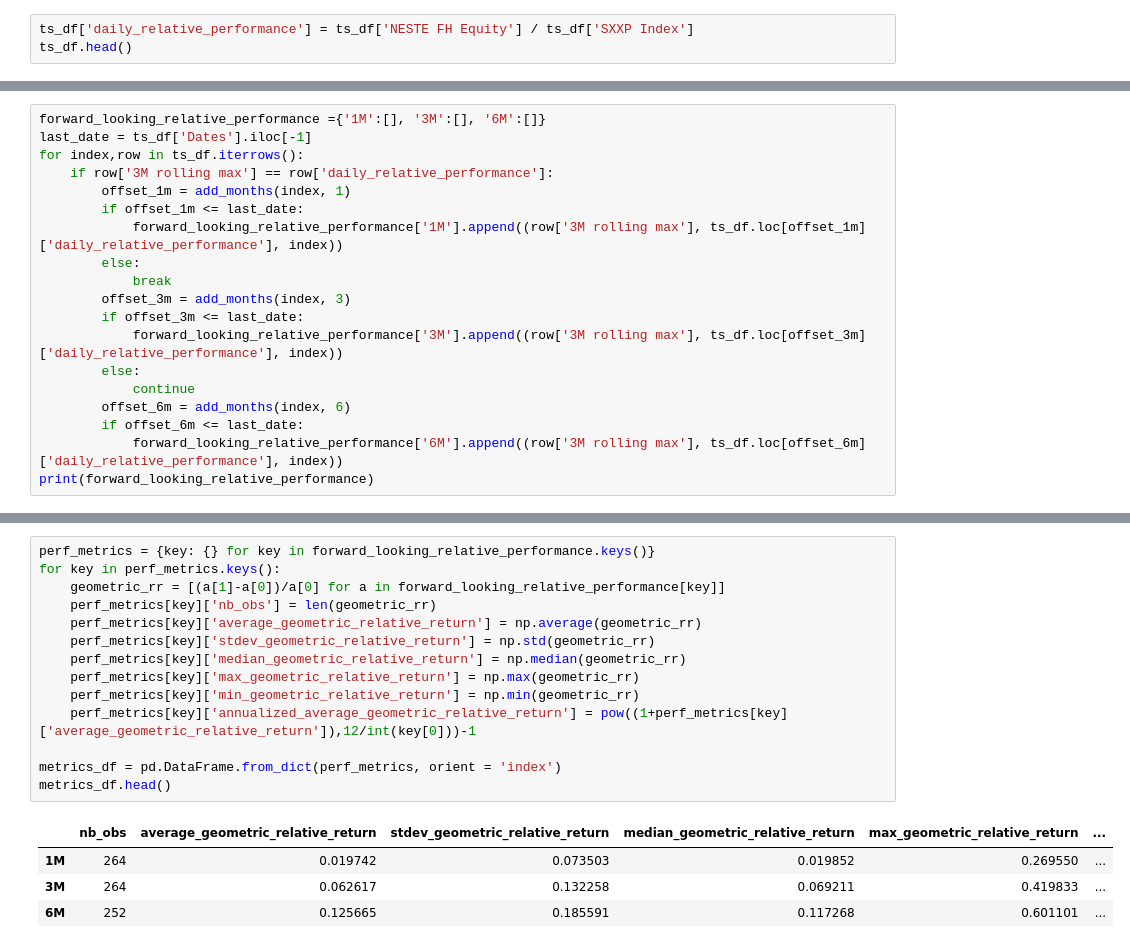
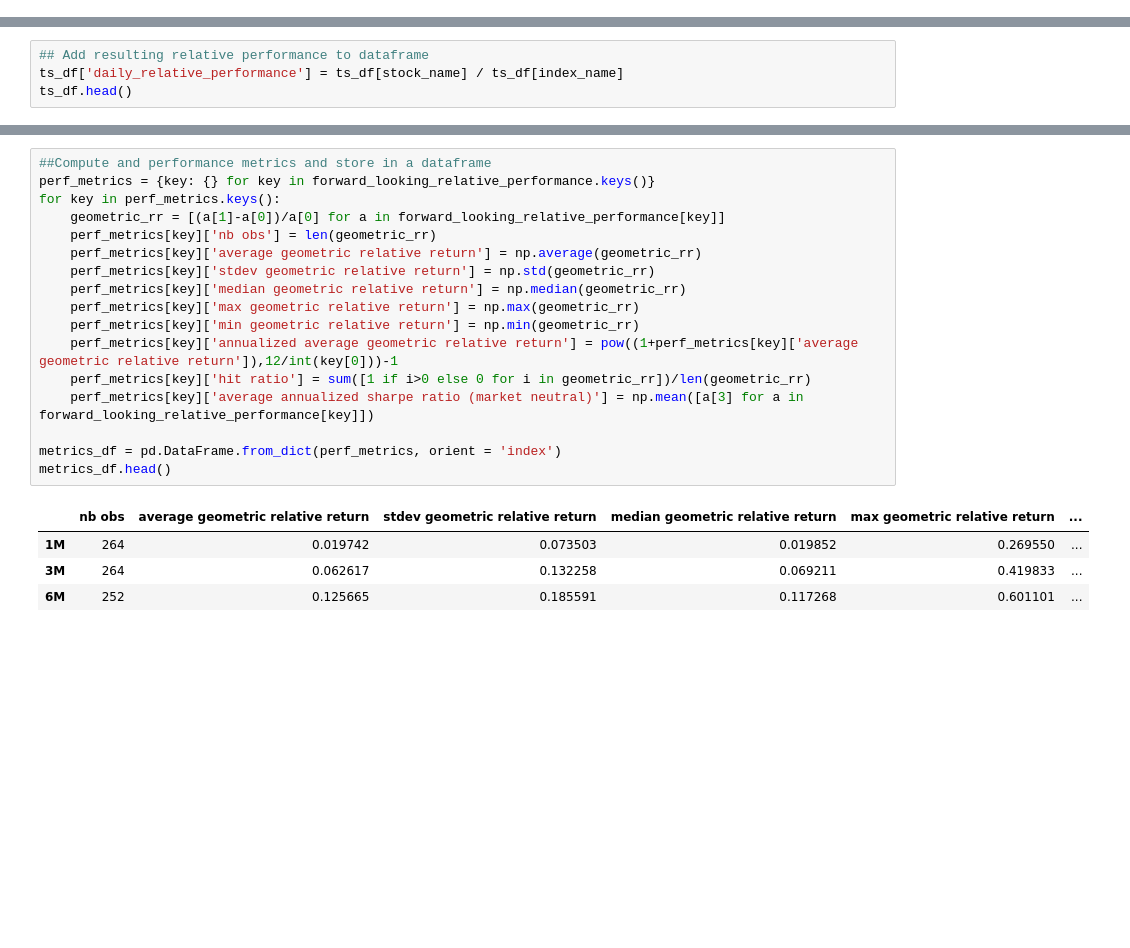
Before and after one commit to omarsheiba/Projet_S8, a Jupyter notebook: performance.ipynb, the cells around one changed output, grey strips where cells are left out. Saved outputs shown, nothing was run; the diff lists cells and outputs as text; blank space fills up the shorter version.

```diff
--- a/performance.ipynb
+++ b/performance.ipynb
@@ -26,6 +29,3 @@ ts_df.head()
 | 2012-11-16 | 2012-11-16 | 2.2433 | 262.86 |
 | 2012-11-19 | 2012-11-19 | 2.3954 | 268.58 |
 | 2012-11-20 | 2012-11-20 | 2.3954 | 269.49 |
-# %%
-ts_df['daily_relative_performance'] = ts_df['NESTE FH Equity'] / ts_df['SXXP Index']
-ts_df.head()
@@ -38,0 +32,4 @@ ts_df.head()
+# %%
+## Add resulting relative performance to dataframe
+ts_df['daily_relative_performance'] = ts_df[stock_name] / ts_df[index_name]
+ts_df.head()
@@ -65,22 +71,3 @@ print(ts_df.tail())
 2022-12-12                    0.104833        0.118666
 2022-12-13                    0.104383        0.118666
 2022-12-14                    0.104799        0.118666
-# %%
-forward_looking_relative_performance ={'1M':[], '3M':[], '6M':[]}
-last_date = ts_df['Dates'].iloc[-1]
-for index,row in ts_df.iterrows():
-    if row['3M rolling max'] == row['daily_relative_performance']:
-        offset_1m = add_months(index, 1)
-        if offset_1m <= last_date:
-            forward_looking_relative_performance['1M'].append((row['3M rolling max'], ts_df.loc[offset_1m]['daily_relative_performance'], index))
-        else:
-            break
-        offset_3m = add_months(index, 3)
-        if offset_3m <= last_date:
-            forward_looking_relative_performance['3M'].append((row['3M rolling max'], ts_df.loc[offset_3m]['daily_relative_performance'], index))
-        else:
-            continue
-        offset_6m = add_months(index, 6)
-        if offset_6m <= last_date:
-            forward_looking_relative_performance['6M'].append((row['3M rolling max'], ts_df.loc[offset_6m]['daily_relative_performance'], index))
-print(forward_looking_relative_performance)
@@ -89,19 +109,22 @@ print(forward_looking_relative_performance)
 # %%
+##Compute and performance metrics and store in a dataframe
 perf_metrics = {key: {} for key in forward_looking_relative_performance.keys()}
 for key in perf_metrics.keys():
     geometric_rr = [(a[1]-a[0])/a[0] for a in forward_looking_relative_performance[key]]
-    perf_metrics[key]['nb_obs'] = len(geometric_rr)
-    perf_metrics[key]['average_geometric_relative_return'] = np.average(geometric_rr)
-    perf_metrics[key]['stdev_geometric_relative_return'] = np.std(geometric_rr)
-    perf_metrics[key]['median_geometric_relative_return'] = np.median(geometric_rr)
-    perf_metrics[key]['max_geometric_relative_return'] = np.max(geometric_rr)
-    perf_metrics[key]['min_geometric_relative_return'] = np.min(geometric_rr)
-    perf_metrics[key]['annualized_average_geometric_relative_return'] = pow((1+perf_metrics[key]['average_geometric_relative_return']),12/int(key[0]))-1
+    perf_metrics[key]['nb obs'] = len(geometric_rr)
+    perf_metrics[key]['average geometric relative return'] = np.average(geometric_rr)
+    perf_metrics[key]['stdev geometric relative return'] = np.std(geometric_rr)
+    perf_metrics[key]['median geometric relative return'] = np.median(geometric_rr)
+    perf_metrics[key]['max geometric relative return'] = np.max(geometric_rr)
+    perf_metrics[key]['min geometric relative return'] = np.min(geometric_rr)
+    perf_metrics[key]['annualized average geometric relative return'] = pow((1+perf_metrics[key]['average geometric relative return']),12/int(key[0]))-1
+    perf_metrics[key]['hit ratio'] = sum([1 if i>0 else 0 for i in geometric_rr])/len(geometric_rr)
+    perf_metrics[key]['average annualized sharpe ratio (market neutral)'] = np.mean([a[3] for a in forward_looking_relative_performance[key]])
 
 metrics_df = pd.DataFrame.from_dict(perf_metrics, orient = 'index')
 metrics_df.head()
 # %% [output]
-|  | nb_obs | average_geometric_relative_return | stdev_geometric_relative_return | median_geometric_relative_return | max_geometric_relative_return | ... |
+|  | nb obs | average geometric relative return | stdev geometric relative return | median geometric relative return | max geometric relative return | ... |
 | 1M | 264 | 0.019742 | 0.073503 | 0.019852 | 0.269550 | ... |
 | 3M | 264 | 0.062617 | 0.132258 | 0.069211 | 0.419833 | ... |
 | 6M | 252 | 0.125665 | 0.185591 | 0.117268 | 0.601101 | ... |
```
Also changed, not shown: parts of 11 cells of this notebook, 4 other files.
